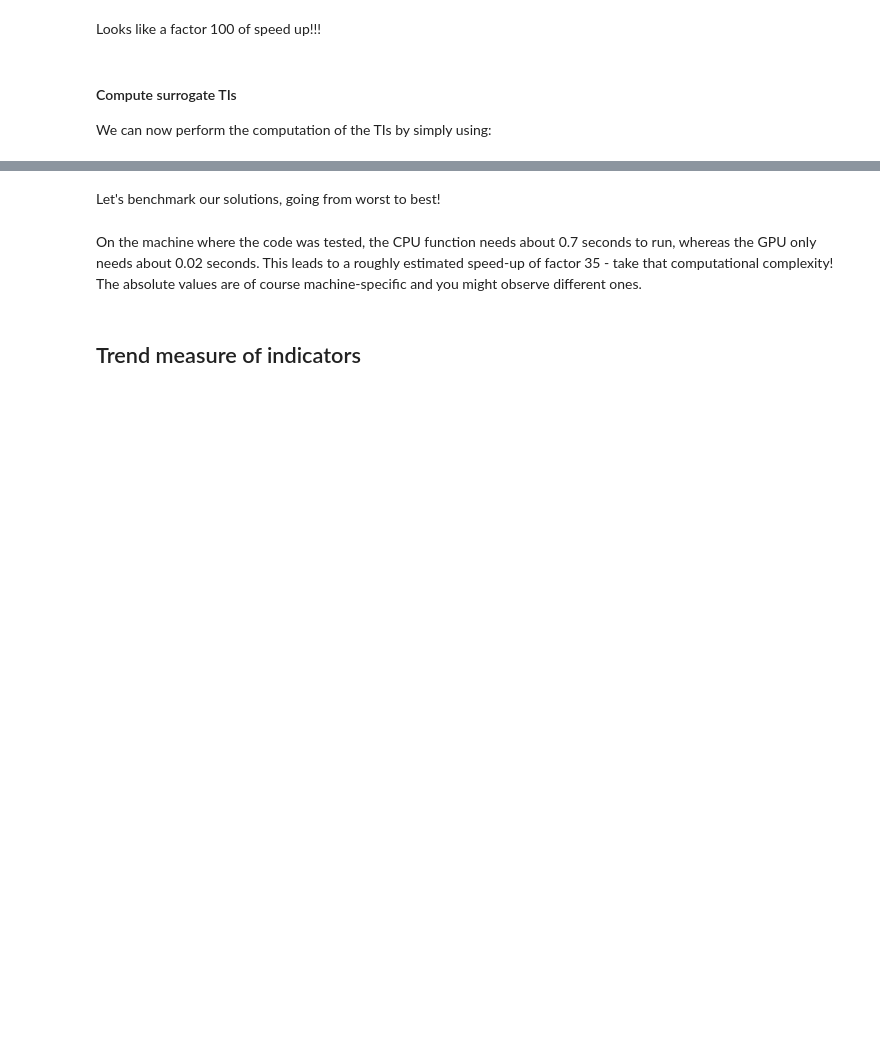
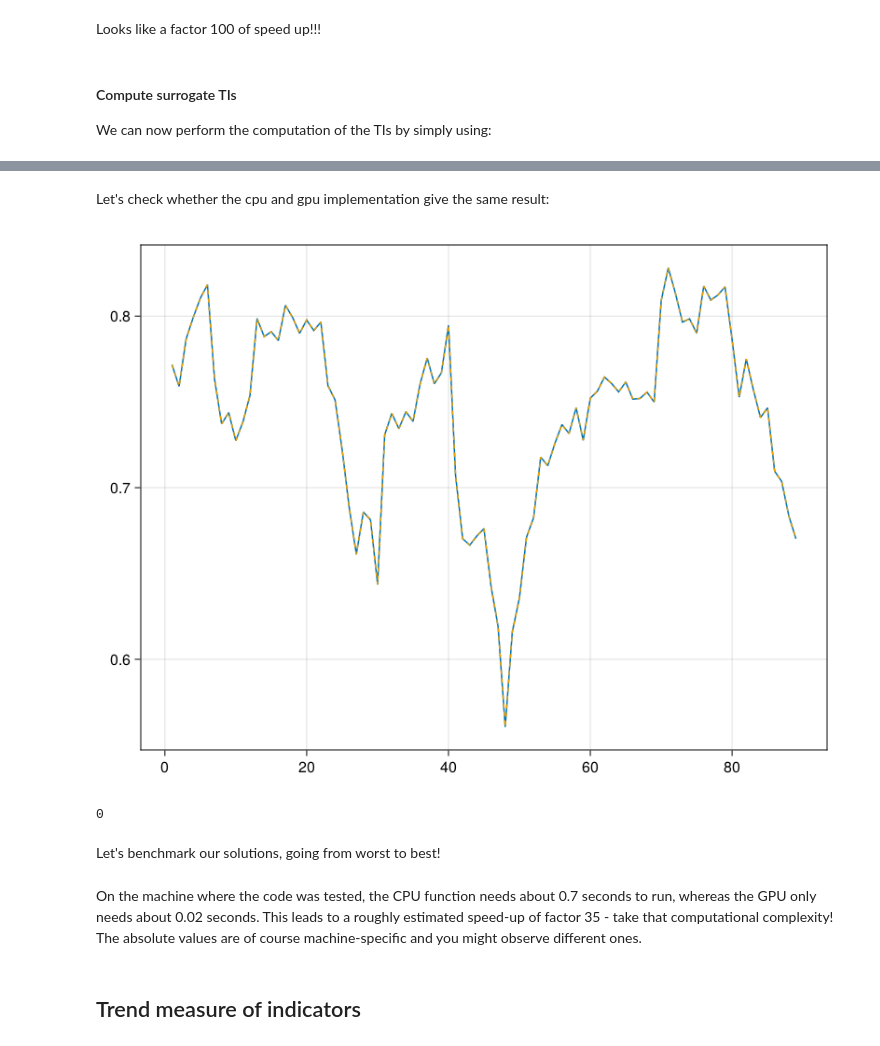
Before and after one commit to JanJereczek/StatisticalEWS, a Jupyter notebook: notebooks/demo_palma.ipynb, the cells around one changed output, grey strips where cells are left out. Cells and saved outputs as stored; diff of their text form; code cells hidden in the pictures; blank space fills up the shorter version.

```diff
--- a/notebooks/demo_palma.ipynb
+++ b/notebooks/demo_palma.ipynb
@@ -176,5 +198,4 @@ Looks like a factor 100 of speed up!!!
 
 We can now perform the computation of the TIs by simply using:
 # %%
-# STI = slide_estimator( Scpu.S, pwndw.N_indctr_wndw, ar1_whitenoise )
-STI = slide_estimator( Scpu.S, pwndw, ar1_whitenoise, window )
+surrogate_indicators_cpu = slide_estimator( Scpu.S, p_window_indctr, ar1_whitenoise, window )
@@ -211,0 +231,4 @@ STIgpucpu = Array(STIgpu)[:, pwndw.N_indctr_wndw+1:end-pwndw.N_indctr_wndw+1]
+# %%
+Sgpu = CuArray(Scpu.S)
+surrogate_indicators_gpu = slide_estimator( Sgpu, p_window_indctr, ar1_whitenoise, window )
+surrogate_indicators_gpu_cpu = Array( surrogate_indicators_gpu )    # for plotting.
@@ -212,9 +253,11 @@ STIgpucpu = Array(STIgpu)[:, pwndw.N_indctr_wndw+1:end-pwndw.N_indctr_wndw+1]
+# %% [markdown]
+Let's check whether the cpu and gpu implementation give the same result:
 # %%
 i = 2000
 fig_test = Figure()
 ax_test = Axis(fig_test[1,1])
-lines!(ax_test, STI[i, :])
-lines!(ax_test, STIsp[i, :])
-lines!(ax_test, STIgpucpu[i, :], linestyle = :dash)
-xlims!(ax_test, (400, 600))
+lines!(ax_test, surrogate_indicators_cpu[i, :])
+lines!(ax_test, surrogate_indicators_gpu_cpu[i, :], linestyle = :dash)
 fig_test
+# %% [output]
+[figure, added]
@@ -223,3 +264,8 @@ sum( abs.(STIgpucpu - STI) .> 1f-1 ) # / length(STI)
+# %%
+# Number of points differing more than 1f-6 in both results.
+sum( abs.(surrogate_indicators_gpu_cpu - surrogate_indicators_cpu) .> 1f-6 )
+# %% [output]
+0
 # %% [markdown]
 Let's benchmark our solutions, going from worst to best!
 # %%
```
Also changed, not shown: parts of 21 cells of this notebook, 5 other files.
